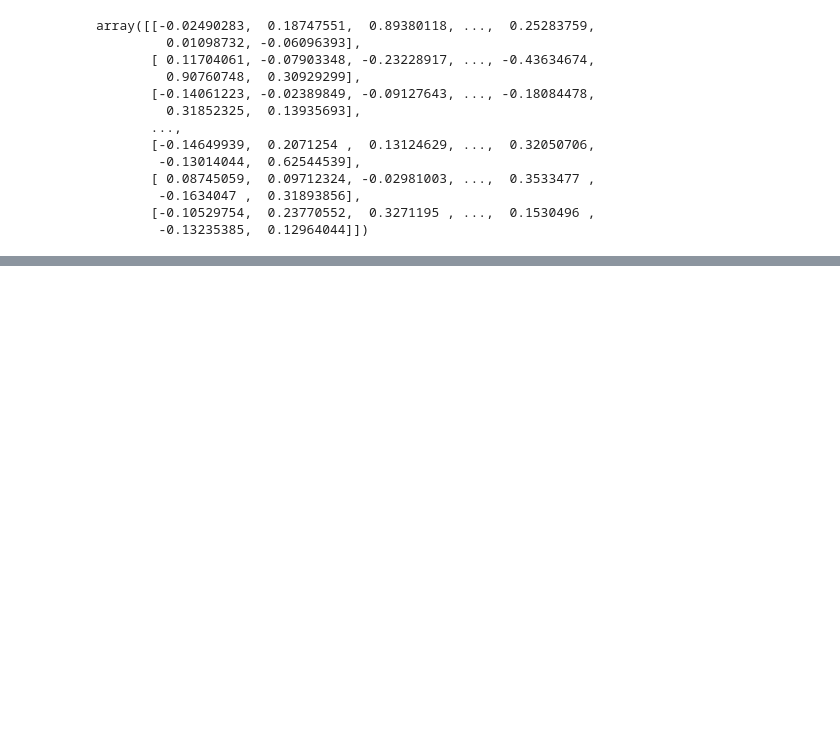
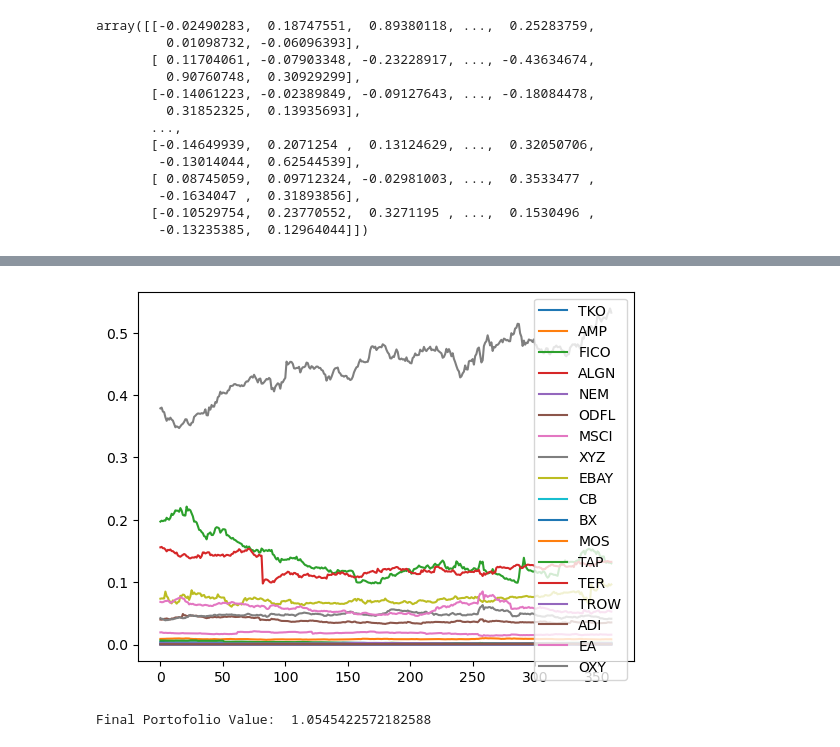
Before and after one commit to CANTSOAR/optimized_vector_add, a Jupyter notebook: test.ipynb, the cells around one changed output, grey strips where cells are left out. Saved outputs shown, nothing was run; the diff lists cells and outputs as text; code cells hidden in the pictures; blank space fills up the shorter version.

Commit message:
finalish

```diff
--- a/test.ipynb
+++ b/test.ipynb
@@ -19,6 +21,8 @@ except:
 with open("data.pkl", "wb") as f:
     pickle.dump({"stocks": stocks, "factors": factors}, f)
 
+tickers = stocks.columns
+
 alphas, betas, idios, cov = sw.regression_results(stocks, factors)
 target_betas = [.01, -.01, .01, -.01, .01, -.01, .01, -.01, .01, -.01, .01]
 
@@ -75 +79,8 @@ variance:      8.230398594974373e-06
 iterations:    19
+# %%
+print("Portfolio: ")
+used_tickers = []
+for ticker, weight in zip(tickers, vector_sum):
+    if weight:
+        print(f" {ticker:>5} > {weight * 100:3.3f}%")
+        used_tickers.append(ticker)
@@ -75,0 +107,13 @@ iterations:    19
+# %%
+portfolio_value = 0
+for ticker, stock in zip(used_tickers, bt.backtest_simple(stocks, vector_sum)):
+    plt.plot(stock, label = ticker)
+    portfolio_value += stock[-1]
+
+plt.legend()
+plt.show()
+
+print("Final Portofolio Value: ", portfolio_value)
+# %% [output]
+[figure, added]
+Final Portofolio Value:  1.0545422572182588
```
Also changed, not shown: parts of 4 cells of this notebook, 3 other files.
